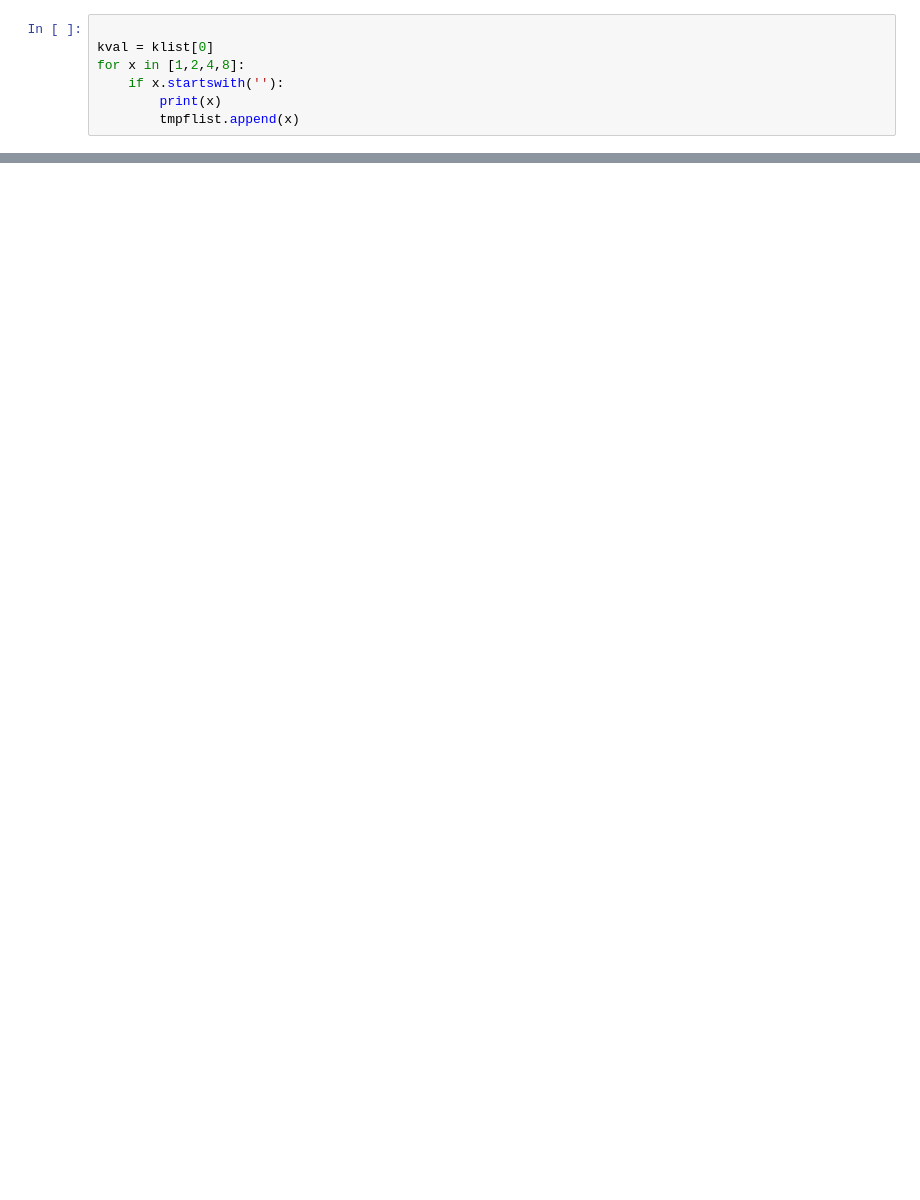
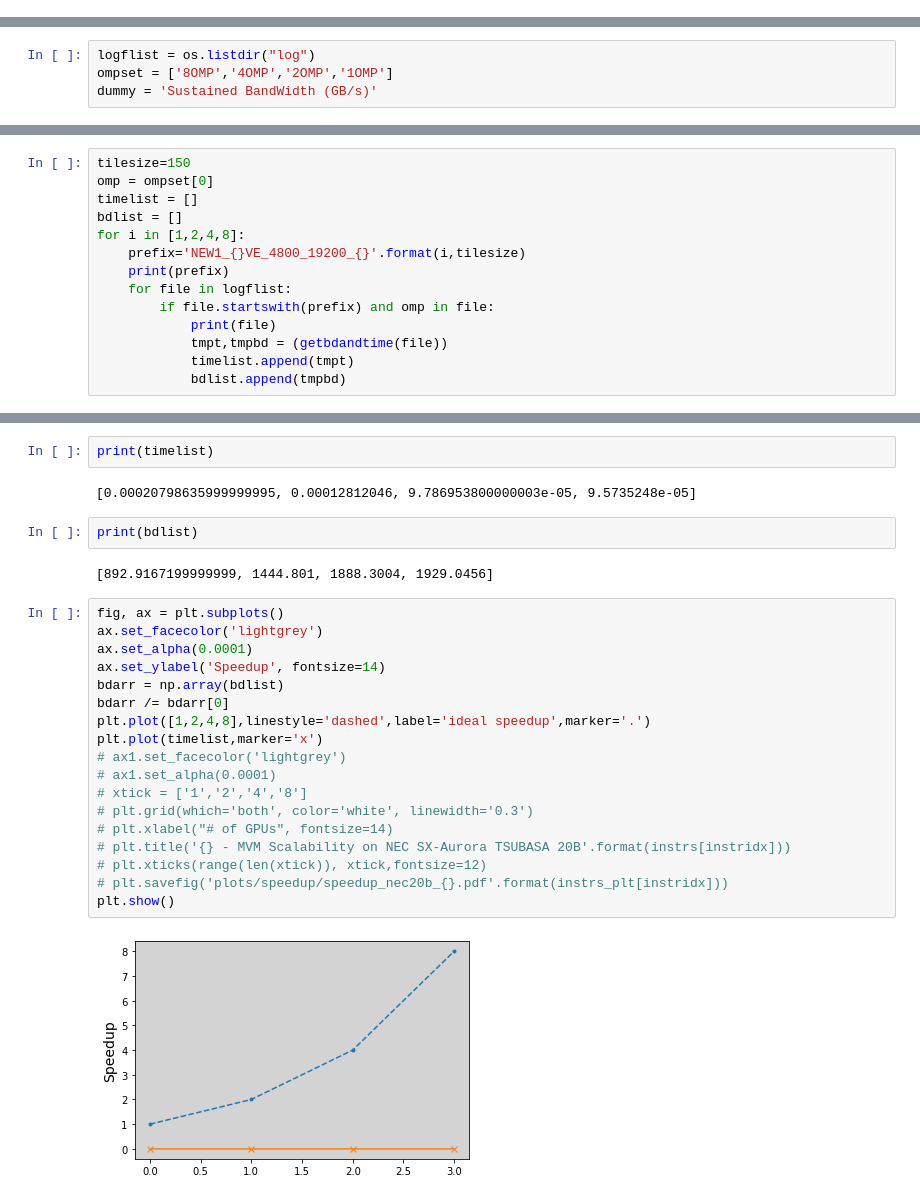
Before and after one commit to hongyx11/dgemv_benchmark, a Jupyter notebook: tlr_gemv/speedup.ipynb, the cells around one changed output, grey strips where cells are left out. Drawn from its saved outputs; the diff is of its cells as text; blank space fills up the shorter version.

```diff
--- a/tlr_gemv/speedup.ipynb
+++ b/tlr_gemv/speedup.ipynb
@@ -27,7 +5,0 @@ NEW1_4VE_4800_19200_150_64MPI_1OMP
-# %%
-
-kval = klist[0]
-for x in [1,2,4,8]:
-    if x.startswith(''):
-        print(x)
-        tmpflist.append(x)
@@ -36,0 +6,4 @@ tmpflist[0][24:33]
+# %%
+logflist = os.listdir("log")
+ompset = ['8OMP','4OMP','2OMP','1OMP']
+dummy = 'Sustained BandWidth (GB/s)'
@@ -36,0 +30,14 @@ tmpflist[0][24:33]
+# %%
+tilesize=150
+omp = ompset[0]
+timelist = []
+bdlist = []
+for i in [1,2,4,8]:
+    prefix='NEW1_{}VE_4800_19200_{}'.format(i,tilesize)
+    print(prefix)
+    for file in logflist:
+        if file.startswith(prefix) and omp in file:
+            print(file)
+            tmpt,tmpbd = (getbdandtime(file))
+            timelist.append(tmpt)
+            bdlist.append(tmpbd)
@@ -36,0 +53,28 @@ tmpflist[0][24:33]
+# %%
+print(timelist)
+# %% [output]
+[0.00020798635999999995, 0.00012812046, 9.786953800000003e-05, 9.5735248e-05]
+# %%
+print(bdlist)
+# %% [output]
+[892.9167199999999, 1444.801, 1888.3004, 1929.0456]
+# %%
+fig, ax = plt.subplots()
+ax.set_facecolor('lightgrey')
+ax.set_alpha(0.0001)
+ax.set_ylabel('Speedup', fontsize=14)
+bdarr = np.array(bdlist)
+bdarr /= bdarr[0]
+plt.plot([1,2,4,8],linestyle='dashed',label='ideal speedup',marker='.')
+plt.plot(timelist,marker='x')
+# ax1.set_facecolor('lightgrey')
+# ax1.set_alpha(0.0001)
+# xtick = ['1','2','4','8']
+# plt.grid(which='both', color='white', linewidth='0.3')
+# plt.xlabel("# of GPUs", fontsize=14)
+# plt.title('{} - MVM Scalability on NEC SX-Aurora TSUBASA 20B'.format(instrs[instridx]))
+# plt.xticks(range(len(xtick)), xtick,fontsize=12)
+# plt.savefig('plots/speedup/speedup_nec20b_{}.pdf'.format(instrs_plt[instridx]))
+plt.show()
+# %% [output]
+[figure, added]
```
Also changed, not shown: parts of 7 cells of this notebook, 14 other files.
